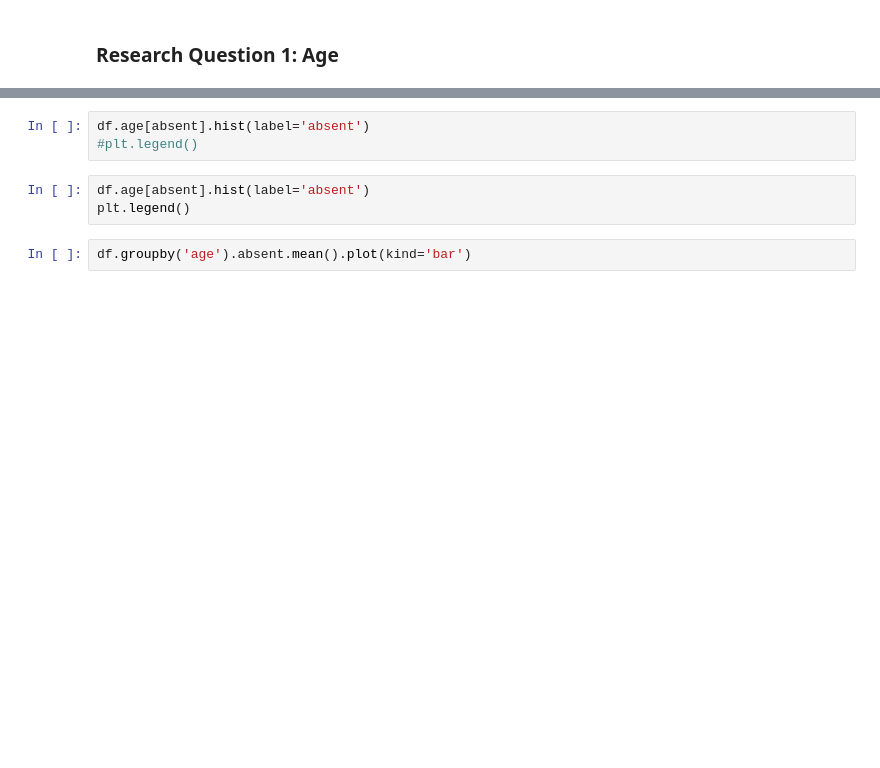
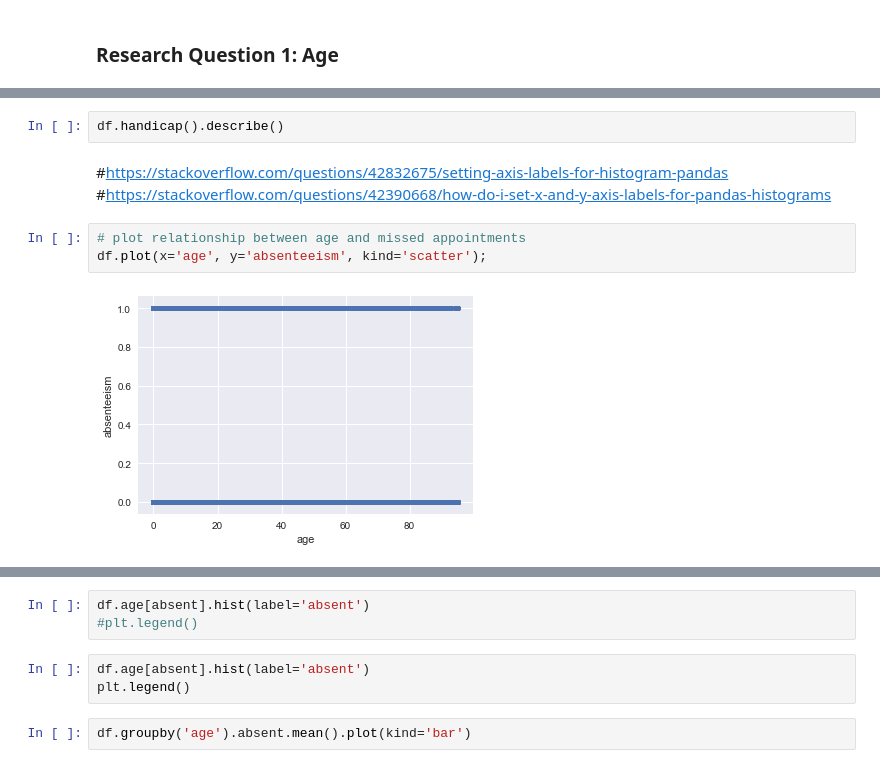
Before and after one commit to IreneFlorez/medical-data-analysis, a Jupyter notebook: Missed_Appointments.ipynb, the cells around one changed output, grey strips where cells are left out. Cells and saved outputs as stored; diff of their text form; blank space fills up the shorter version.

```diff
--- a/Missed_Appointments.ipynb
+++ b/Missed_Appointments.ipynb
@@ -384 +401,11 @@ df['age'].plot(kind='box');
+# %%
+df.handicap().describe()
+# %% [markdown]
+#https://stackoverflow.com/questions/42832675/setting-axis-labels-for-histogram-pandas
+#https://stackoverflow.com/questions/42390668/how-do-i-set-x-and-y-axis-labels-for-pandas-histograms
+# %%
+# plot relationship between age and missed appointments
+df.plot(x='age', y='absenteeism', kind='scatter');
+# %% [output]
+[figure, added]
 # %%
```
Also changed, not shown: parts of 34 cells of this notebook.
